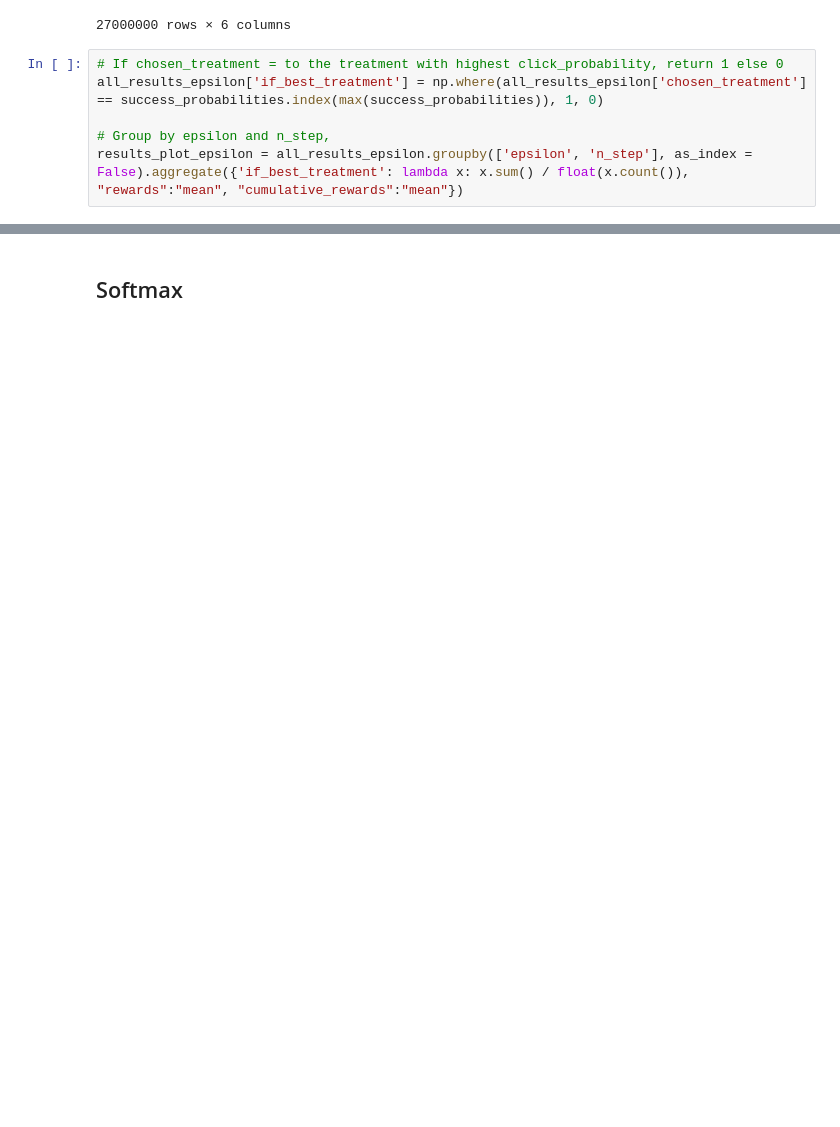
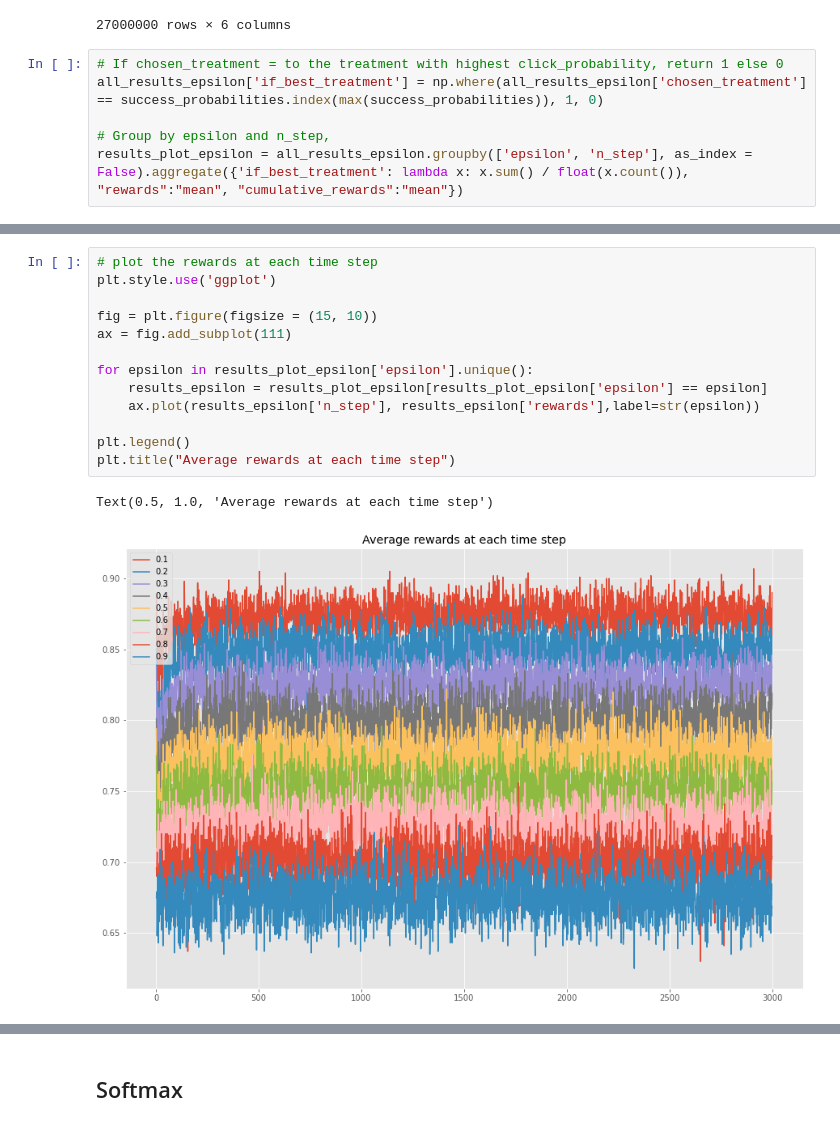
Before and after one commit to ruthkangyr/Clinical-Trials-MAB-Algorithms, a Jupyter notebook: Algorithm/Algorithms Tuning.ipynb, the cells around one changed output, grey strips where cells are left out. Saved outputs shown, nothing was run; the diff lists cells and outputs as text; blank space fills up the shorter version.

```diff
--- a/Algorithm/Algorithms Tuning.ipynb
+++ b/Algorithm/Algorithms Tuning.ipynb
@@ -233,3 +256,19 @@ results_plot_epsilon
+# %%
+# plot the rewards at each time step
+plt.style.use('ggplot')
+
+fig = plt.figure(figsize = (15, 10))
+ax = fig.add_subplot(111)
+
+for epsilon in results_plot_epsilon['epsilon'].unique():
+    results_epsilon = results_plot_epsilon[results_plot_epsilon['epsilon'] == epsilon]
+    ax.plot(results_epsilon['n_step'], results_epsilon['rewards'],label=str(epsilon))
+
+plt.legend()
+plt.title("Average rewards at each time step")
+# %% [output]
+Text(0.5, 1.0, 'Average rewards at each time step')
+[figure, added]
 # %%
 # Determine the cumulative reward at 1000 time step
 results_plot_epsilon[results_plot_epsilon["n_step"] == 3000]
```
Also changed, not shown: parts of 19 cells of this notebook.
